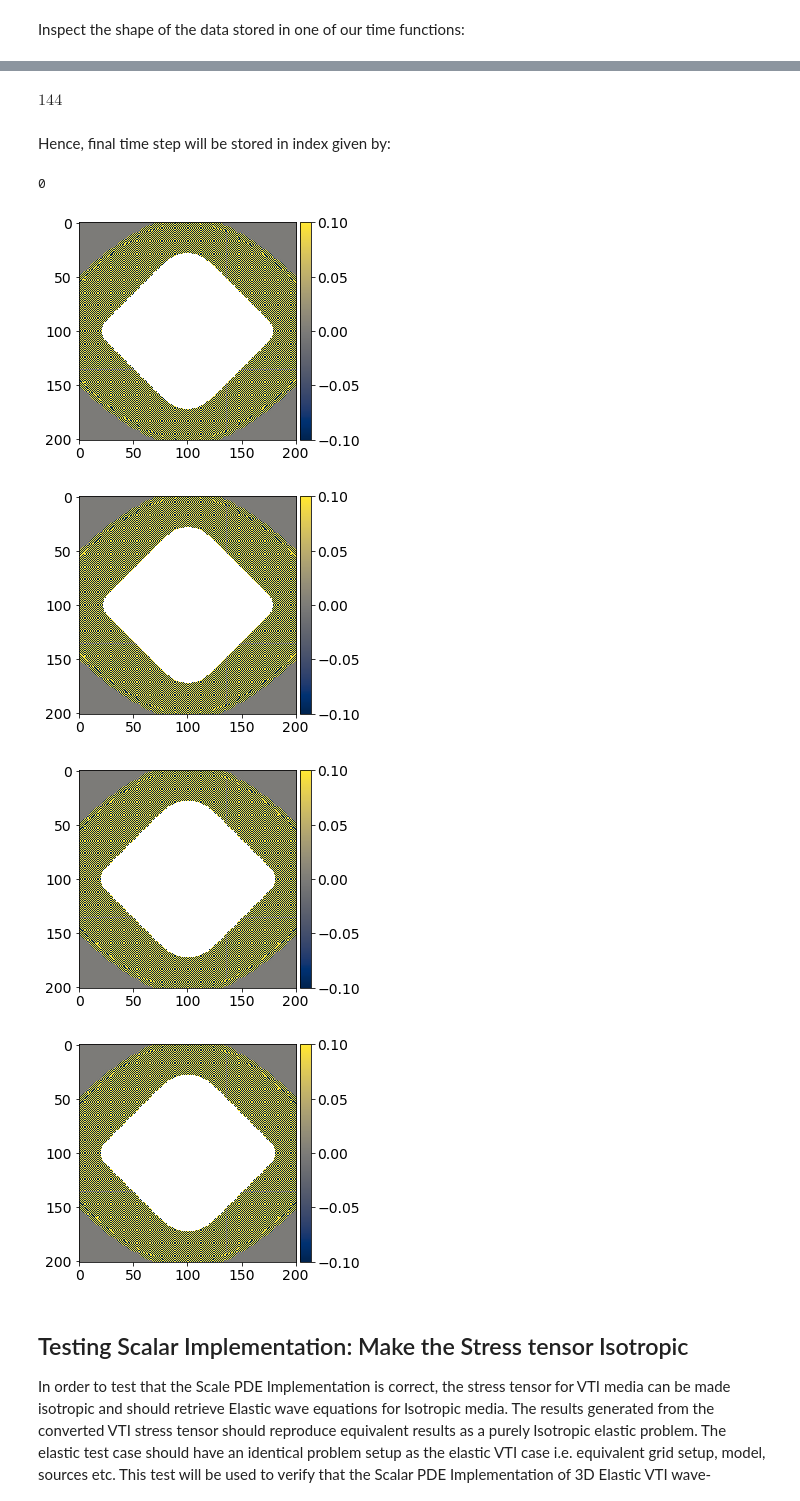
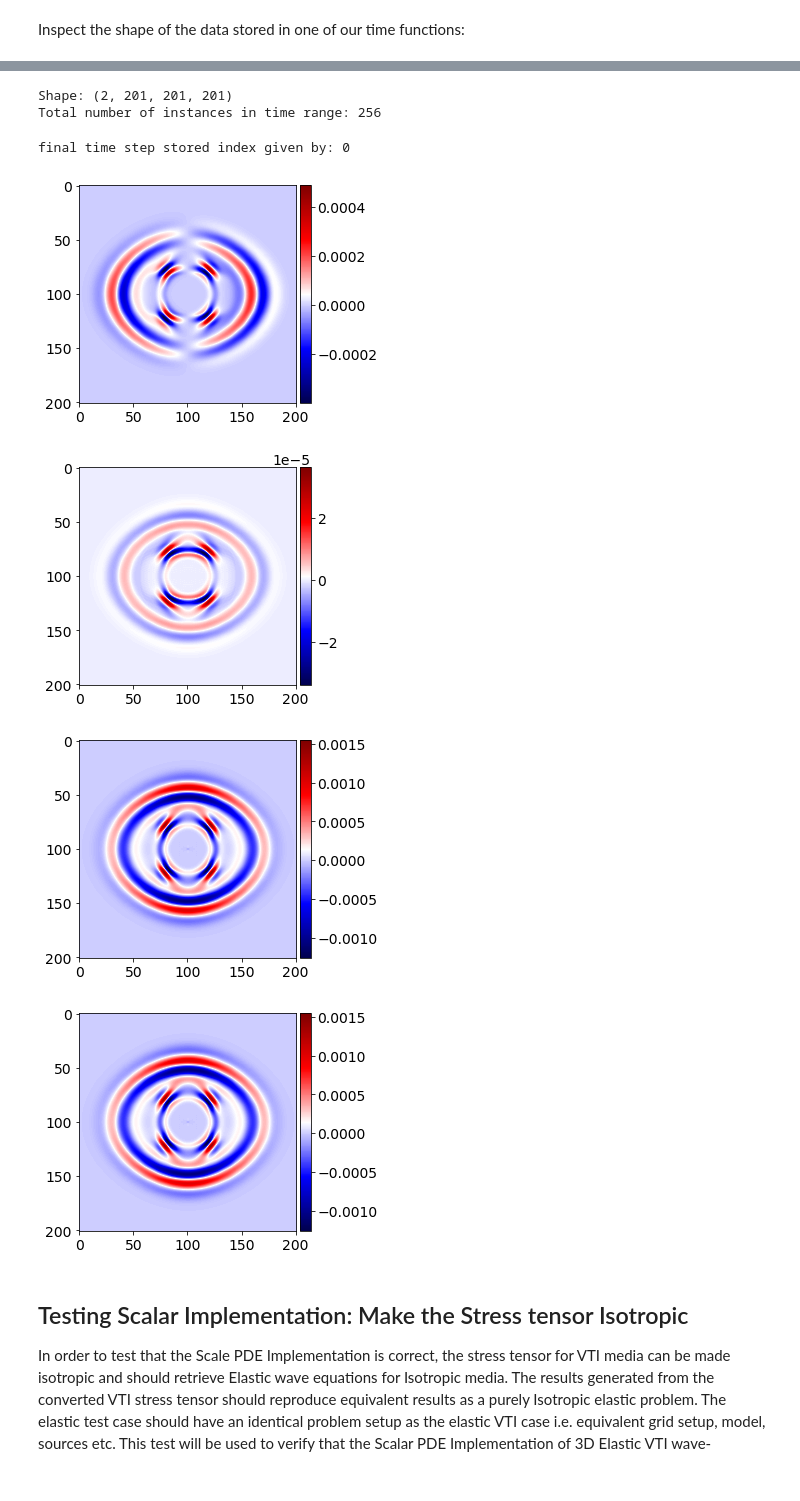
Before and after one commit to ckhimji/devito, a Jupyter notebook: examples/seismic/tutorials/12_elastic-vti.ipynb, the cells around one changed output, grey strips where cells are left out. Drawn from its saved outputs; the diff is of its cells as text; code cells hidden in the pictures.

Commit message:
grid setup to mimic elastic notebook

```diff
--- a/examples/seismic/tutorials/12_elastic-vti.ipynb
+++ b/examples/seismic/tutorials/12_elastic-vti.ipynb
@@ -90,11 +90,9 @@ configuration['log-level'] = 'DEBUG'
 ## Instantiate the Devito grid for a three dimensional problem
 define the grid the same as the 3D homogenous model described in 4.1. This still needs to be fixed below is a sample structure
 # %%
-# Define dimensions for the interior of the model
-#nx, ny, nz = 301, 301, 301
-#dx,dy,dz = 12.0, 12.0, 12.0          # Grid spacing in m
+# Define dimensions for the interior of the model - Setup equivalent to elastic notebook
 nx, ny, nz = 201, 201, 201
-dx,dy,dz = 5.0, 5.0, 5.0
+dx, dy, dz = 7.5, 7.5, 7.5          # Grid spacing in m
 shape = (nx, ny, nz)                 # Number of grid points
 spacing = (dx, dy, dz)               # Domain size is now 5 km by 5 km
 origin = (0., 0., 0.)                # Origin of coordinate system, specified in m.
@@ -102,28 +100,24 @@ extent = tuple([s*(n-1) for s, n in zip(spacing, shape)])
 
 #Thomsen's anisotropy parameters
 epsilon = 0.25
-delta = -0.10
-gamma = -0.05
+delta = 0.10
+gamma = 0.05
 
 #initial conditions
 npad = 0
-vp = 3.5 #km/s
-vs = 2.4 #km/s
-rho= 2.6 #kg/m**3
+vp = 2.0 #km/s
+vs = 1.0 #km/s
+rho= 1.8 #kg/m**3
 
-so = 4 #spatial order
+so = 2 #spatial order
 to = 1 #temporal order
 
 model = ModelElasticVTI(origin=origin, spacing = spacing, shape=shape, space_order=so,
 vp=vp, vs=vs, rho=rho, epsilon=epsilon, delta=delta, gamma=gamma, nbl=npad)
 
-print("shape;           ", shape)
-print("origin;          ", origin)
-print("spacing;         ", spacing)
-print("extent;          ", extent)
 print("")
-print("grid.shape;      ", model.grid.shape)
-print("grid.origin;     ", model.grid.origin)
-print("grid.spacing_map;", model.grid.spacing_map)
-print("grid.extent;     ", model.grid.extent)
+print("grid.shape:       ", model.grid.shape)
+print("grid.origin:      ", origin)
+print("grid.spacing_map: ", model.grid.spacing_map)
+print("grid.extent:      ", model.grid.extent)
 # %% [output]
@@ -300,32 +275,33 @@ Total number of instances in time considered is obtained from:
-# %%
-time_range.num
-# %% [output]
-$\displaystyle 144$
-# %% [markdown]
-Hence,  final time step will be stored in index given by:
-# %%
-np.mod(time_range.num,2)
-# %% [output]
-0
+# %%
+print(" ")
+print("Shape:", v[0].data.shape)
+print("Total number of instances in time range:", time_range.num)
+# %% [output]
+Shape: (2, 201, 201, 201)
+Total number of instances in time range: 256
+# %%
+print("final time step stored index given by:", np.mod(time_range.num,2))
+# %% [output]
+final time step stored index given by: 0
 # %%
 #NBVAL_SKIP
-##Plots seem inaccurate, code currently being debugged
+
 # Mid-points:
 mid_x = int(0.5*(v[0].data.shape[1]-1))+1
 mid_y = int(0.5*(v[0].data.shape[2]-1))+1
 
 # Plot some selected results:
 
-plot_image(v[0].data[1, :, mid_y, :], cmap="cividis")
-plot_image(v[0].data[1, mid_x, :, :], cmap="cividis")
+plot_image(v[0].data[1, :, mid_y, :], cmap="seismic")
+plot_image(v[0].data[1, mid_x, :, :], cmap="seismic")
 
-plot_image(tau[2, 2].data[1, :, mid_y, :], cmap="cividis")
-plot_image(tau[2, 2].data[1, mid_x, :, :], cmap="cividis")
+plot_image(tau[2, 2].data[1, :, mid_y, :], cmap="seismic")
+plot_image(tau[2, 2].data[1, mid_x, :, :], cmap="seismic")
 # %% [output]
-[figure, old version]
+[figure, new version]
-[figure, old version]
+[figure, new version]
-[figure, old version]
+[figure, new version]
-[figure, old version]
+[figure, new version]
 # %% [markdown]
 ## Testing Scalar Implementation: Make the Stress tensor Isotropic
 
```
Also changed, not shown: parts of 25 cells of this notebook.
